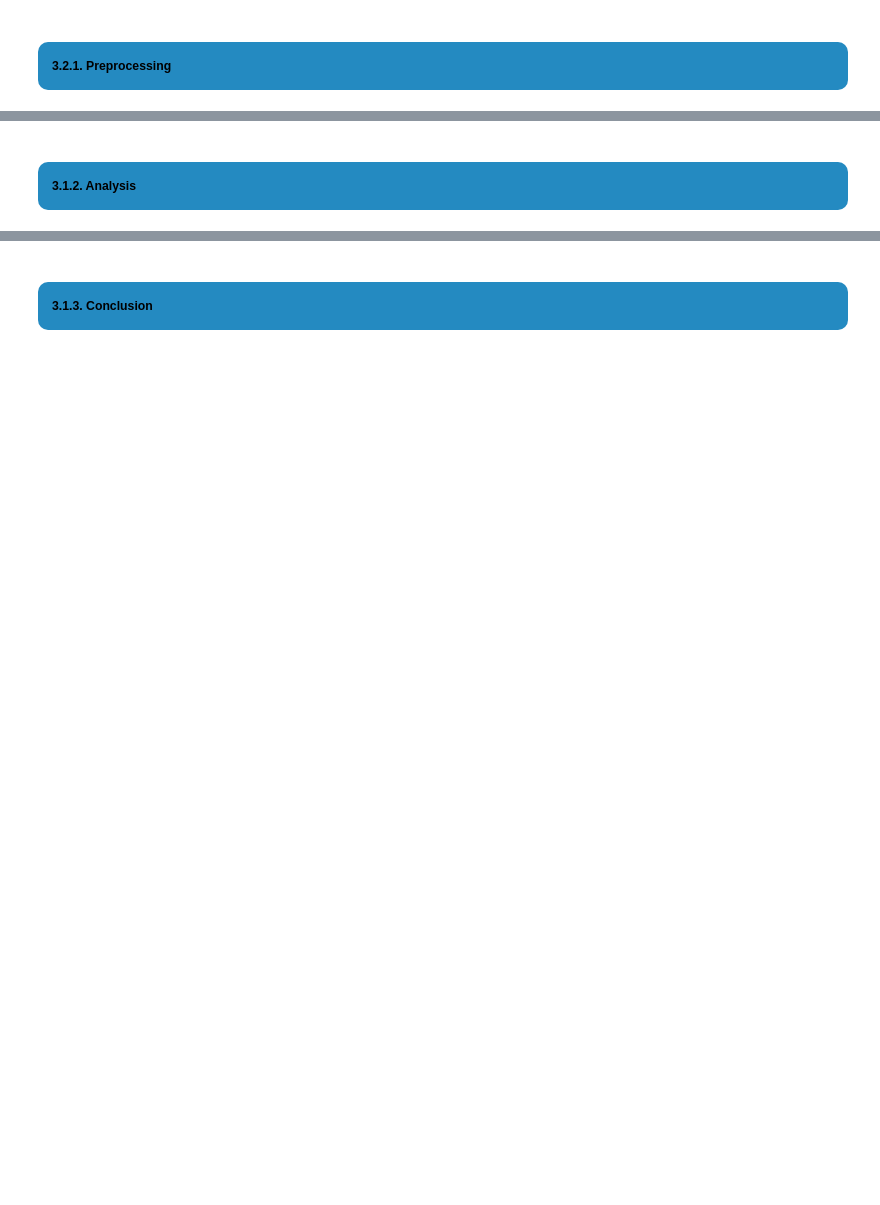
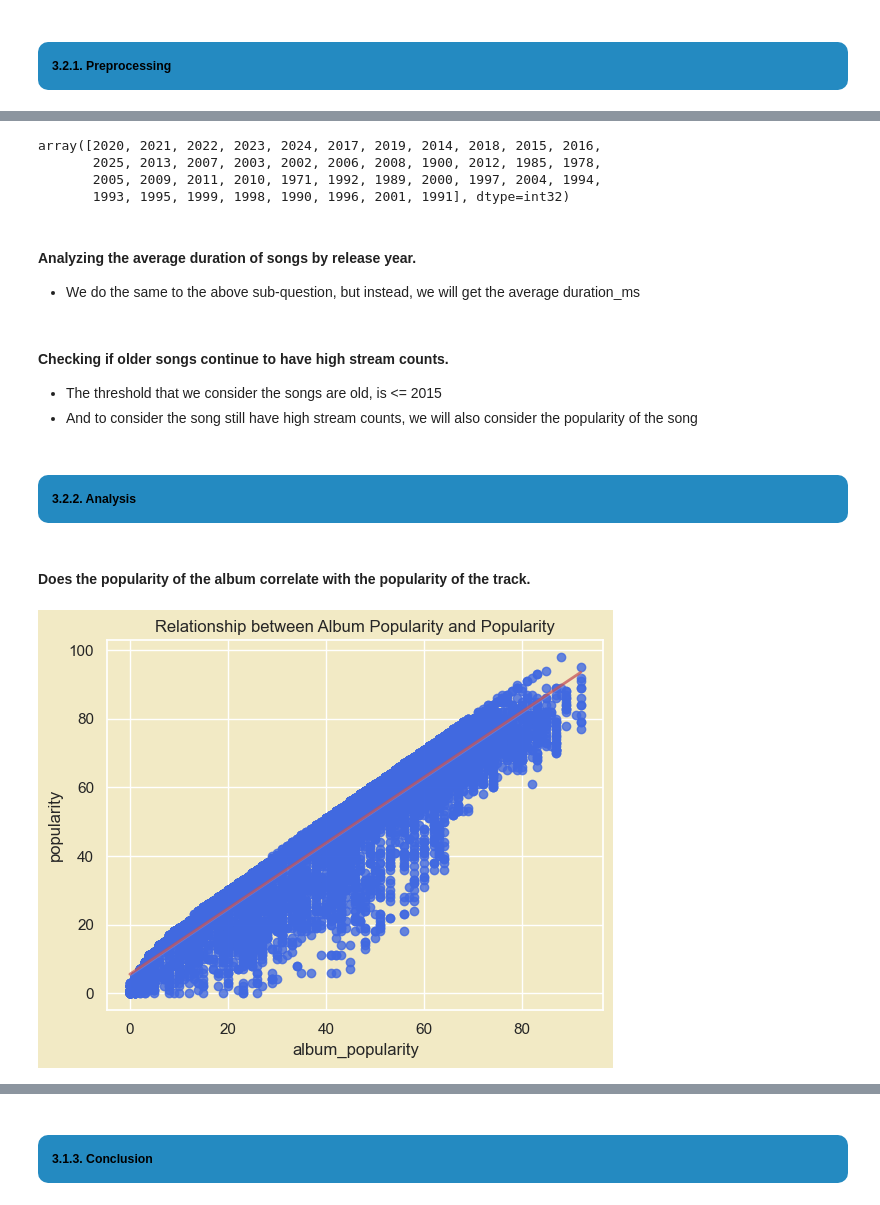
Before and after one commit to truongthuankiet1990gmailcom/Data-Visualization-HW1, a Jupyter notebook: notebook.ipynb, the cells around one changed output, grey strips where cells are left out. Cells and saved outputs as stored; diff of their text form; code cells hidden in the pictures; blank space fills up the shorter version.

```diff
--- a/notebook.ipynb
+++ b/notebook.ipynb
@@ -2780,0 +2791,4 @@ plt.show()
+# %%
+# Get the columns album_popularity and popularity from the song_df
+popularity_df = song_df[['album_popularity', 'popularity']]
+print(popularity_df.shape)
@@ -2780,0 +2801,16 @@ plt.show()
+# %%
+song_copy = song_df.copy()
+song_copy['Year'] = song_copy['release_date'].dt.year
+song_copy['Year'].unique()
+# %% [output]
+array([2020, 2021, 2022, 2023, 2024, 2017, 2019, 2014, 2018, 2015, 2016,
+       2025, 2013, 2007, 2003, 2002, 2006, 2008, 1900, 2012, 1985, 1978,
+       2005, 2009, 2011, 2010, 1971, 1992, 1989, 2000, 1997, 2004, 1994,
+       1993, 1995, 1999, 1998, 1990, 1996, 2001, 1991], dtype=int32)
+# %% [markdown]
+#### Analyzing the average duration of songs by release year.
+- We do the same to the above sub-question, but instead, we will get the average duration_ms
+# %% [markdown]
+#### Checking if older songs continue to have high stream counts.
+- The threshold that we consider the songs are old, is <= 2015
+- And to consider the song still have high stream counts, we will also consider the popularity of the song
@@ -2781,3 +2866,12 @@ plt.show()
 # %% [markdown]
-<a class="anchor" id="3.1.2"></a>
-<h5 style="text-align: left; background-color:rgb(36, 138, 193); font-family:newtimeroman; color: black; padding: 14px; line-height: 1; border-radius:10px"><b>3.1.2. Analysis </b></h5>
+<a class="anchor" id="3.2.2"></a>
+<h5 style="text-align: left; background-color:rgb(36, 138, 193); font-family:newtimeroman; color: black; padding: 14px; line-height: 1; border-radius:10px"><b>3.2.2. Analysis </b></h5>
+# %% [markdown]
+#### Does the popularity of the album correlate with the popularity of the track.
+# %%
+sns.regplot(x='album_popularity', y='popularity', data=popularity_df, color='royalblue', line_kws={"color":"r","alpha":0.7,"lw":2})
+plt.title("Relationship between Album Popularity and Popularity")
+plt.grid(True)
+plt.show()
+# %% [output]
+[figure, added]
```
Also changed, not shown: parts of 16 cells of this notebook.
